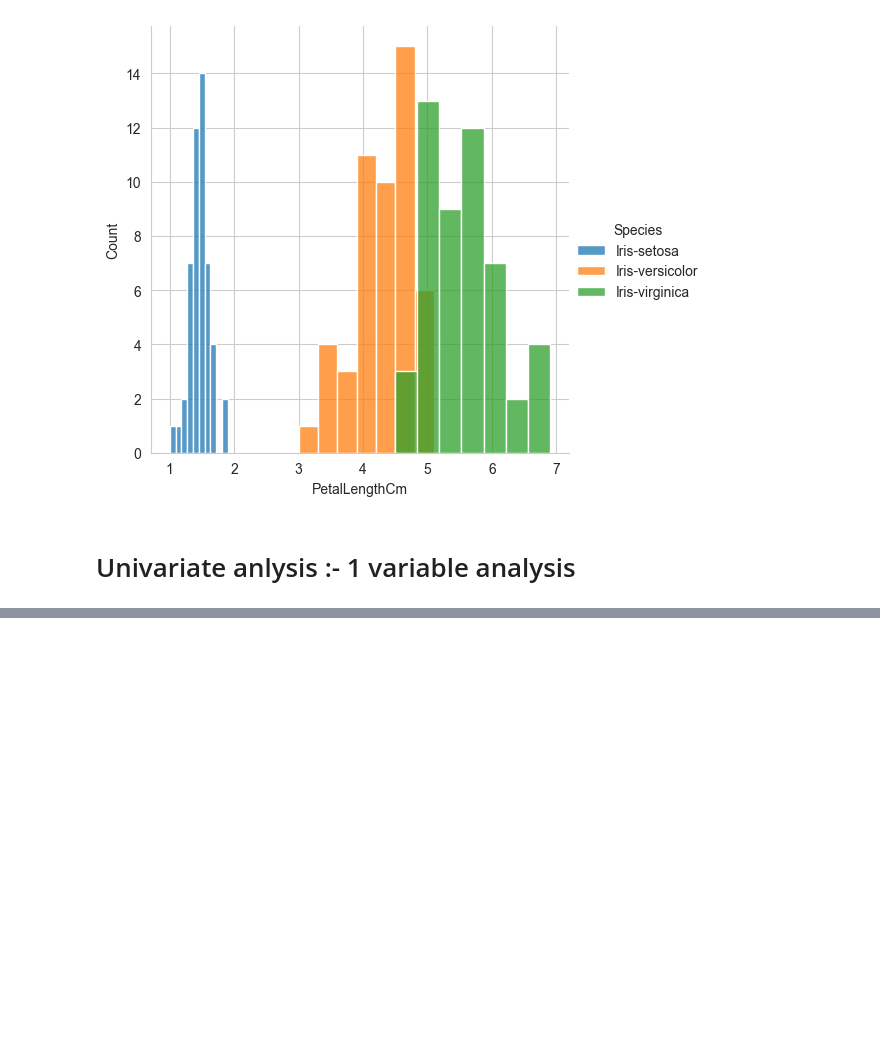
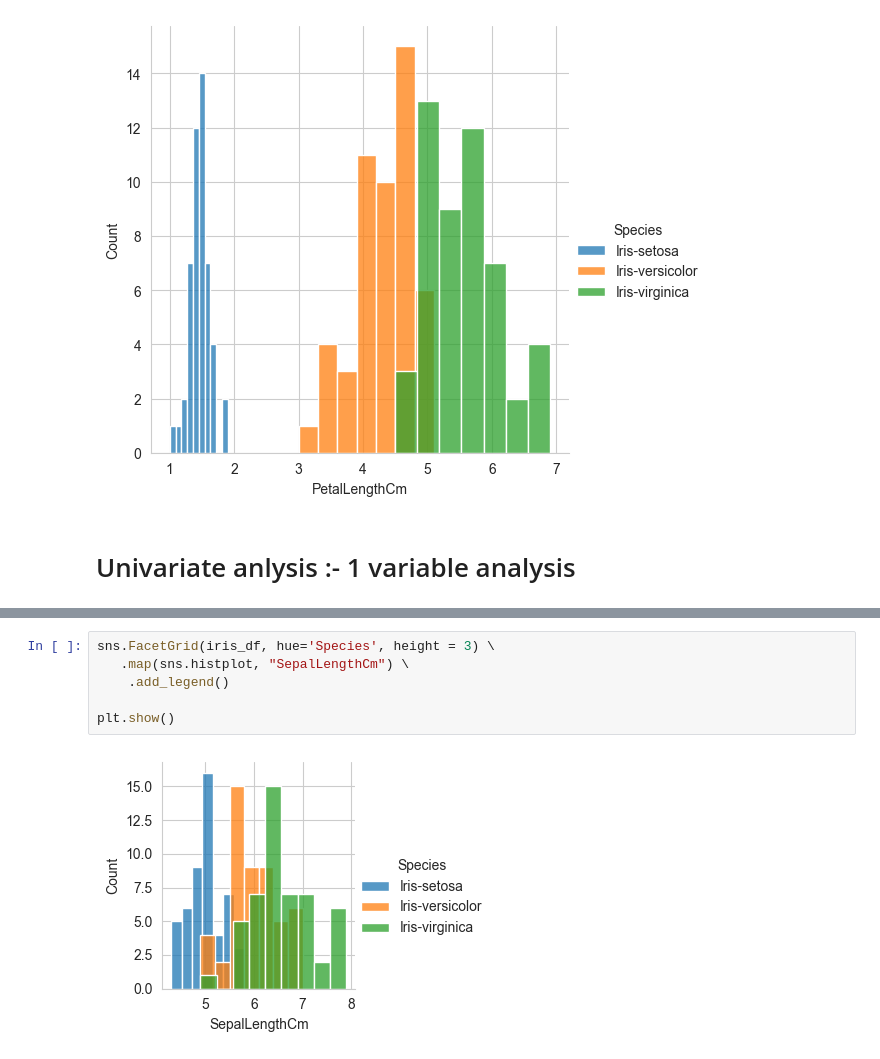
Before and after one commit to aakashkumar396/DataAnalysis_ProjectPortfolio, a Jupyter notebook: IRIS_dataset/EDA and Visualization .ipynb, the cells around one changed output, grey strips where cells are left out. Saved outputs shown, nothing was run; the diff lists cells and outputs as text; blank space fills up the shorter version.

```diff
--- a/IRIS_dataset/EDA and Visualization .ipynb
+++ b/IRIS_dataset/EDA and Visualization .ipynb
@@ -110,0 +119,8 @@ plt.show()
+# %%
+sns.FacetGrid(iris_df, hue='Species', height = 3) \
+   .map(sns.histplot, "SepalLengthCm") \
+    .add_legend()
+
+plt.show()
+# %% [output]
+[figure, added]
```
Also changed, not shown: parts of 25 cells of this notebook.
